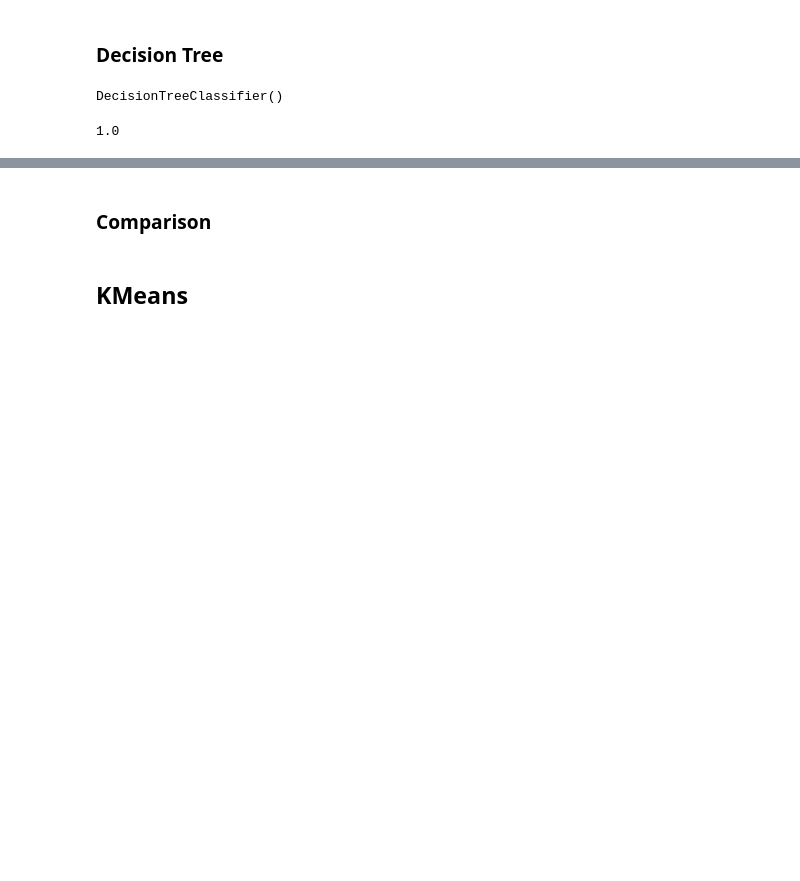
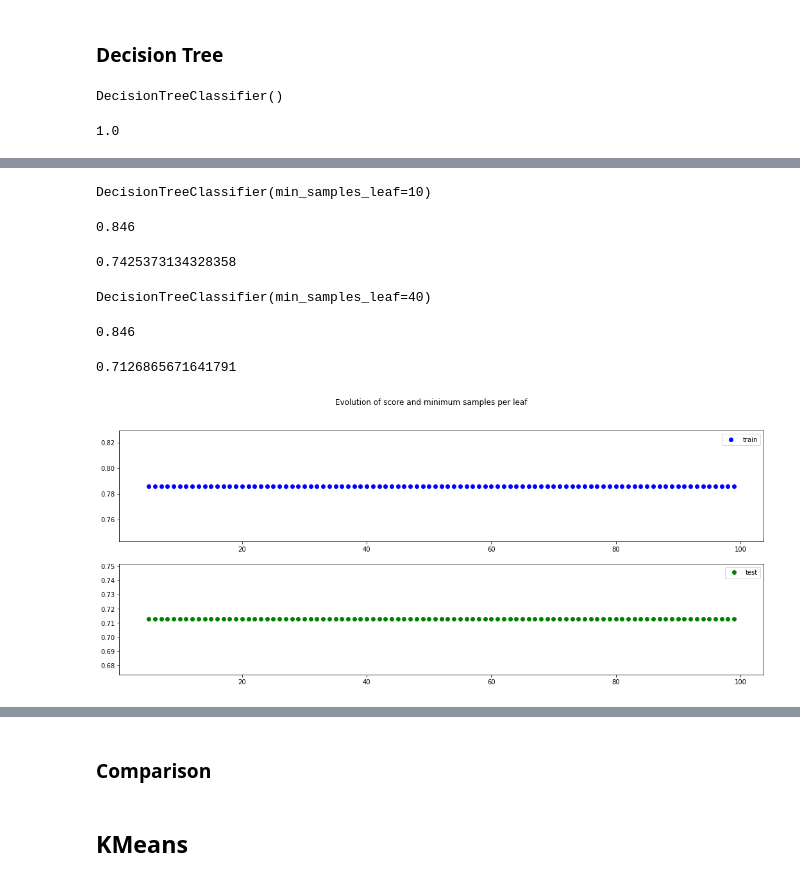
Before and after one commit to LucasColas/Machine-Learning-Analysis-of-Diabetes, a Jupyter notebook: Machine_Learning_Analysis_of_Diabetes.ipynb, the cells around one changed output, grey strips where cells are left out. Cells and saved outputs as stored; diff of their text form; code cells hidden in the pictures; blank space fills up the shorter version.

Commit message:
Cost Complexity Pruning for decision tree

```diff
--- a/Machine_Learning_Analysis_of_Diabetes.ipynb
+++ b/Machine_Learning_Analysis_of_Diabetes.ipynb
@@ -454,0 +461,58 @@ _ = tree.plot_tree(DecisionTree, feature_names=Xdf.columns, filled=True)
+# %%
+#At least 10 obs per leaf
+clf2 = tree.DecisionTreeClassifier(min_samples_leaf=10)
+clf2.fit(X_train, y_train)
+# %% [output]
+DecisionTreeClassifier(min_samples_leaf=10)
+# %%
+clf2.score(X_train, y_train)
+# %% [output]
+0.846
+# %%
+clf.score(X_test, y_test)
+# %% [output]
+0.7425373134328358
+# %%
+#At least 40 obs per leaf
+clf3 = tree.DecisionTreeClassifier(min_samples_leaf=40)
+clf3.fit(X_train, y_train)
+# %% [output]
+DecisionTreeClassifier(min_samples_leaf=40)
+# %%
+clf3.score(X_train, y_train)
+# %% [output]
+0.846
+# %%
+clf3.score(X_test, y_test)
+# %% [output]
+0.7126865671641791
+# %%
+min_ = 5
+max_ = 100
+range_ = max_ - min_
+scores_train = np.zeros((range_))
+scores_test = np.zeros((range_))
+t = np.arange(min_, max_, step=1)
+
+
+
+for i, val in enumerate(t):
+
+  clf = tree.DecisionTreeClassifier(min_samples_leaf=40)
+  clf.fit(X_train, y_train)
+  #print("score Train : ", clf.score(X_train, y_train))
+  #print("score Test : ", clf.score(X_test, y_test))
+  scores_train[i] = clf.score(X_train, y_train)
+  scores_test[i] = clf.score(X_test, y_test)
+
+
+fig, (ax1, ax2) = plt.subplots(2, 1)
+fig.set_size_inches(18, 7)
+fig.suptitle('Evolution of score and minimum samples per leaf')
+ax1.plot(t, scores_train, 'bo', label='train')
+ax2.plot(t, scores_test, 'go', label='test')
+ax1.legend()
+ax2.legend()
+plt.show()
+# %% [output]
+[figure, added]
```
Also changed, not shown: parts of 19 cells of this notebook.
